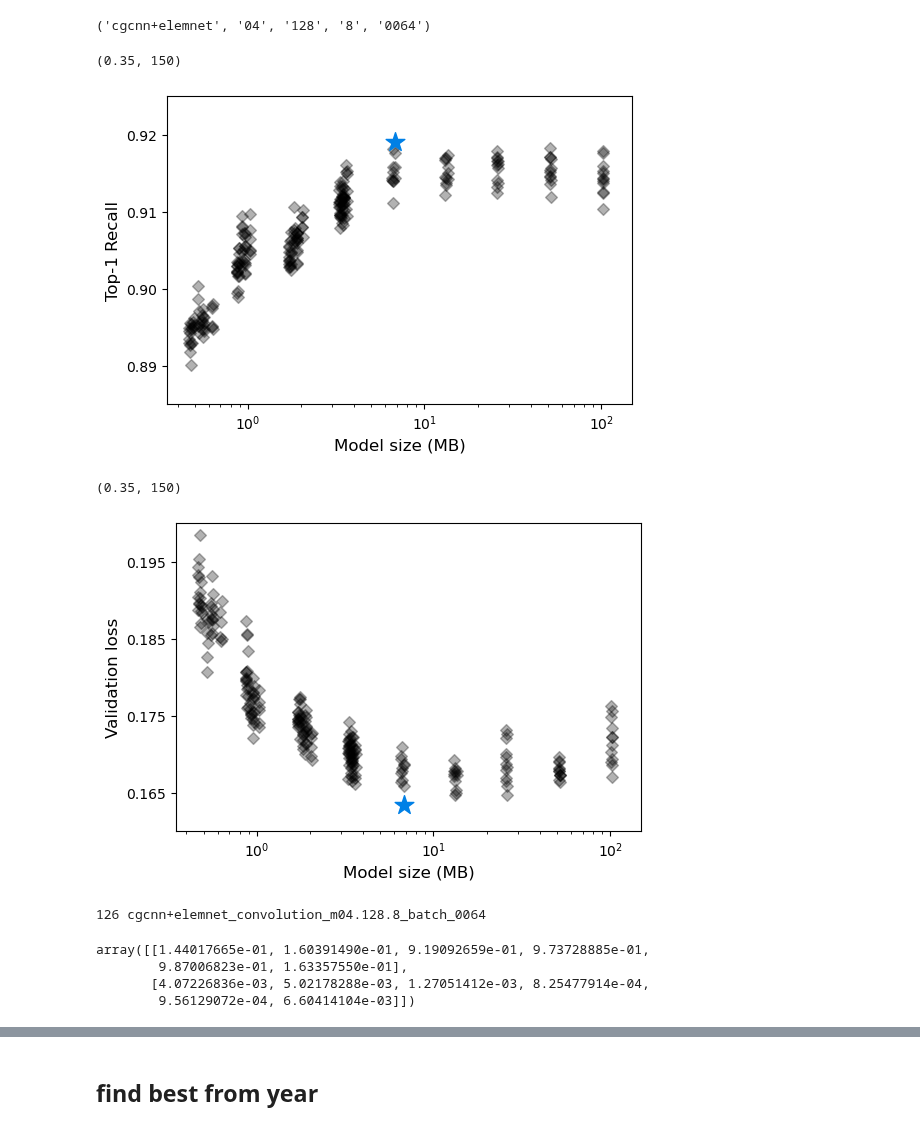
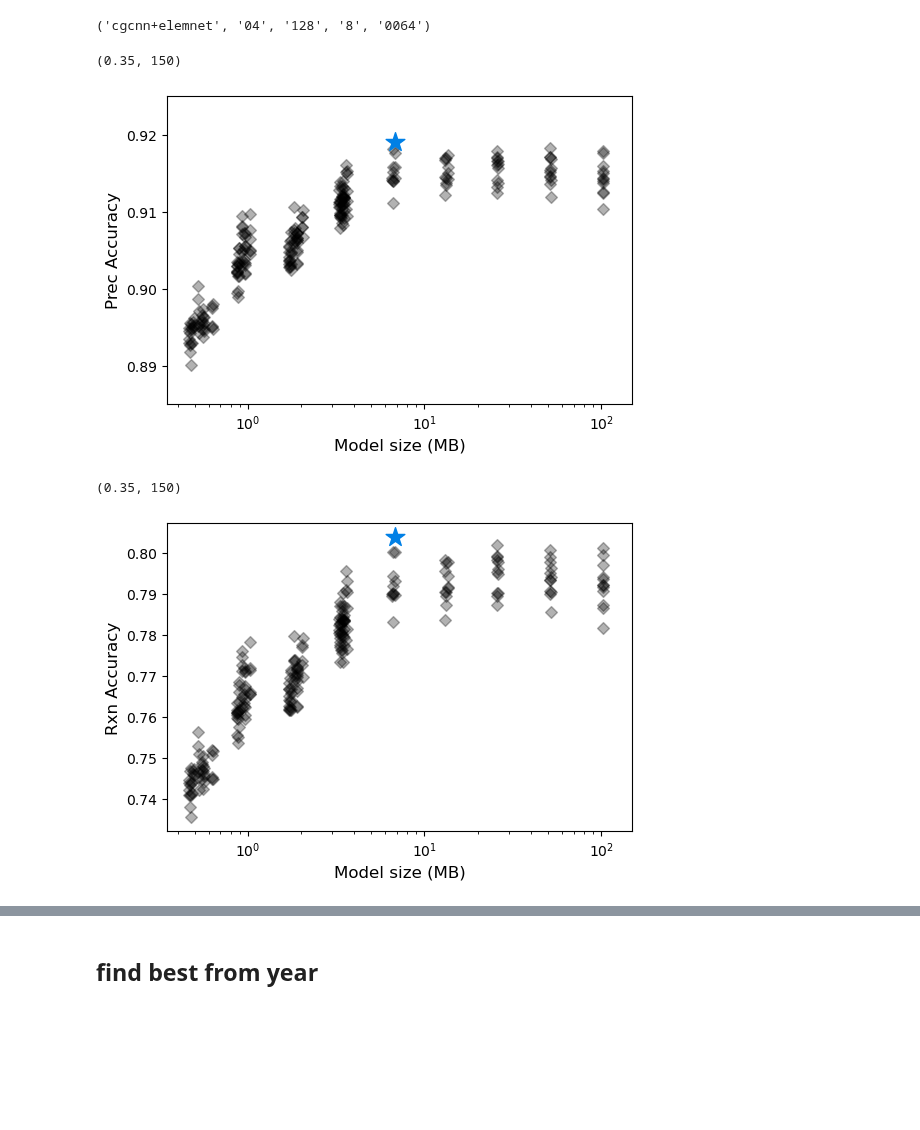
Before and after one commit to git-jhyang/inorganic_synthesis, a Jupyter notebook: notebooks/analysis_results_vae.ipynb, the cells around one changed output, grey strips where cells are left out. Cells and saved outputs as stored; diff of their text form; code cells hidden in the pictures; blank space fills up the shorter version.

```diff
--- a/notebooks/analysis_results_vae.ipynb
+++ b/notebooks/analysis_results_vae.ipynb
@@ -15,11 +15,3 @@ from src.trainer import VAETrainer
 from src.data import ReactionGraphDataset
 from src.networks import GraphCVAE
 from tensorboard.backend.event_processing.event_accumulator import EventAccumulator
-# %%
-output_root = '/home/jhyang/WORKSPACES/MODELS/isyn/GCVAE_CASE_1_condition'
-for d in os.listdir(output_root):
-    if '_sc_' not in d:
-        continue
-    d2 = d.replace('_sc_','_')
-    if os.path.isdir(os.path.join(output_root, d2)):
-        print(d2)
@@ -43,5 +19,28 @@ oliynyk_convolution_m08.064.4_batch_0064
 # GCVAE
 # %% [markdown]
 ## find best from CV
+# %%
+def parse_output(fn):
+    with open(fn, 'rb') as f:
+        output = pickle.load(f)
+    out = []
+    for i, p, l in zip(output['rxn_id'].astype(int), output['pred_label'], output['label']):
+        if len(out) == i:
+            out.append([])
+        if l.sum() == 0:
+            continue
+        idxs = np.argsort(p)[::-1]
+        lidx = l.argmax()
+        out[i].append(idxs.tolist().index(lidx))
+    return [
+        np.hstack(out).mean(), # mean rank of label
+        np.mean([np.mean(_o) for _o in out]), # mean lank of label of reaction
+        (np.hstack(out) < 1).mean(), # exact precursor accuracy
+        (np.hstack(out) < 2).mean(), # top-2 precursor recall
+        (np.hstack(out) < 3).mean(), # top-3 precursor recall
+        (np.array([np.max(_o) for _o in out]) < 1).mean(), # exact reaction accuracy
+        (np.array([np.max(_o) for _o in out]) < 2).mean(), # top-2 precursor reaction accuracy
+        (np.array([np.max(_o) for _o in out]) < 3).mean(), # top-3 precursor reaction accuracy
+    ]
 # %%
 output_root = '/home/jhyang/WORKSPACES/MODELS/isyn/GCVAE_CASE_1_condition'
@@ -157,7 +134,7 @@ sizes = []
 metrics = []
 feat_types = []
 for d in output_data_cv:
-    sizes.append(model_size[d['dir']])
+    sizes.append(d['size'])
     metrics.append([np.mean([d[i] for i in range(5)], 0), np.std([d[i] for i in range(5)], 0)])
     feat_types.append(d['key'][0])
 metrics = np.array(metrics)
@@ -170,39 +147,29 @@ output_data_cv[metrics[:, 0, -1].argmin()]['key']
 ('cgcnn+elemnet', '04', '128', '8', '0064')
 # %%
 f, ax = plt.subplots(1,1,figsize=(6,4))
-
-ax.scatter(sizes[~m]/(1000 ** 2), metrics[~m, 0, 2], alpha=0.3, marker='D', color='k')
-ax.scatter(sizes[m]/(1000 ** 2), metrics[m, 0, 2], alpha=1, marker='*', s=200, color=[0, 0.5, 0.9])
+j = 2
+ax.scatter(sizes[~m]/(1000 ** 2), metrics[~m, 0, j], alpha=0.3, marker='D', color='k')
+ax.scatter(sizes[m]/(1000 ** 2), metrics[m, 0, j], alpha=1, marker='*', s=200, color=[0, 0.5, 0.9])
 ax.set_xscale('log')
 ax.set_xlabel('Model size (MB)', fontsize=12)
-ax.set_ylabel('Top-1 Recall', fontsize=12)
+ax.set_ylabel(labels[j], fontsize=12)
 ax.set_ylim([0.885, 0.925])
 ax.set_yticks([0.89, 0.9, 0.91, 0.92])
 ax.set_xlim([0.35, 150])
 # %% [output]
 (0.35, 150)
-[figure, old version]
+[figure, new version]
 # %%
 f, ax = plt.subplots(1,1,figsize=(6,4))
-
-ax.scatter(sizes[~m]/(1000 ** 2), metrics[~m, 0, 5], alpha=0.3, marker='D', color='k')
-ax.scatter(sizes[m]/(1000 ** 2), metrics[m, 0, 5], alpha=1, marker='*', s=200, color=[0, 0.5, 0.9])
+j = 5
+ax.scatter(sizes[~m]/(1000 ** 2), metrics[~m, 0, j], alpha=0.3, marker='D', color='k')
+ax.scatter(sizes[m]/(1000 ** 2), metrics[m, 0, j], alpha=1, marker='*', s=200, color=[0, 0.5, 0.9])
 ax.set_xscale('log')
 ax.set_xlabel('Model size (MB)', fontsize=12)
-ax.set_ylabel('Validation loss', fontsize=12)
-ax.set_ylim([0.16, 0.200])
-ax.set_yticks([0.165 + i*0.01 for i in range(4)])
+ax.set_ylabel(labels[j], fontsize=12)
+#ax.set_ylim([0.16, 0.200])
+#ax.set_yticks([0.165 + i*0.01 for i in range(4)])
 ax.set_xlim([0.35, 150])
 # %% [output]
 (0.35, 150)
-[figure, old version]
+[figure, new version]
-# %%
-i = metrics[:, 0, -1].argmin()
-print(i, output_data_cv[i]['dir'])
-metrics[i]
-# %% [output]
-126 cgcnn+elemnet_convolution_m04.128.8_batch_0064
-array([[1.44017665e-01, 1.60391490e-01, 9.19092659e-01, 9.73728885e-01,
-        9.87006823e-01, 1.63357550e-01],
-       [4.07226836e-03, 5.02178288e-03, 1.27051412e-03, 8.25477914e-04,
-        9.56129072e-04, 6.60414104e-03]])
```
Also changed, not shown: parts of 8 cells of this notebook, 18 other files.
